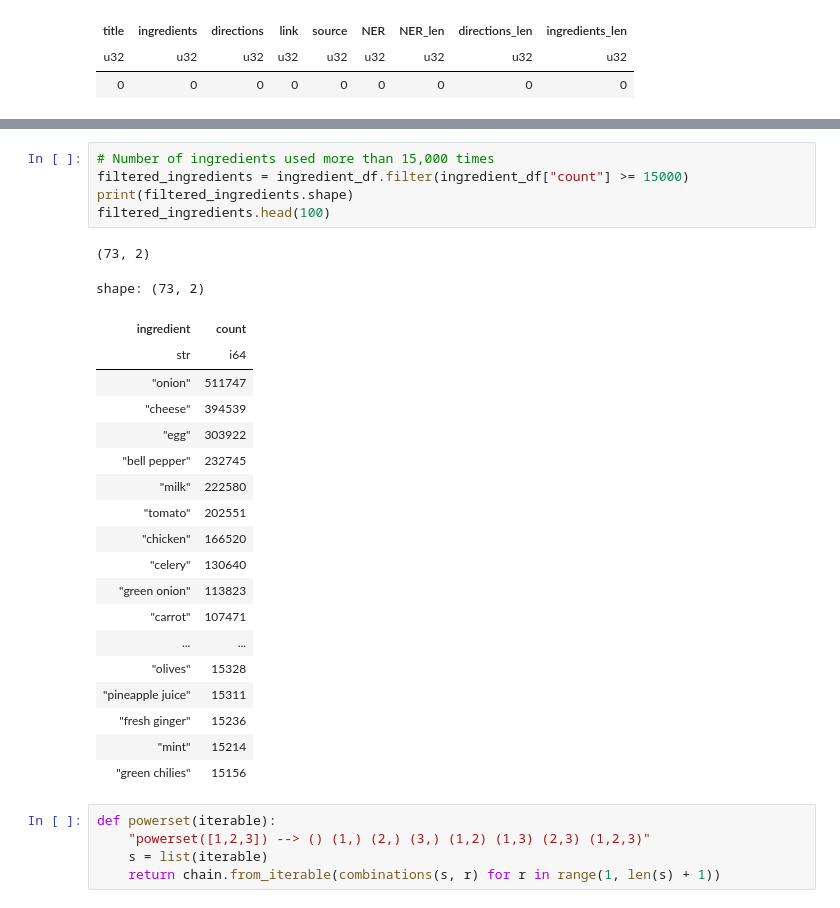
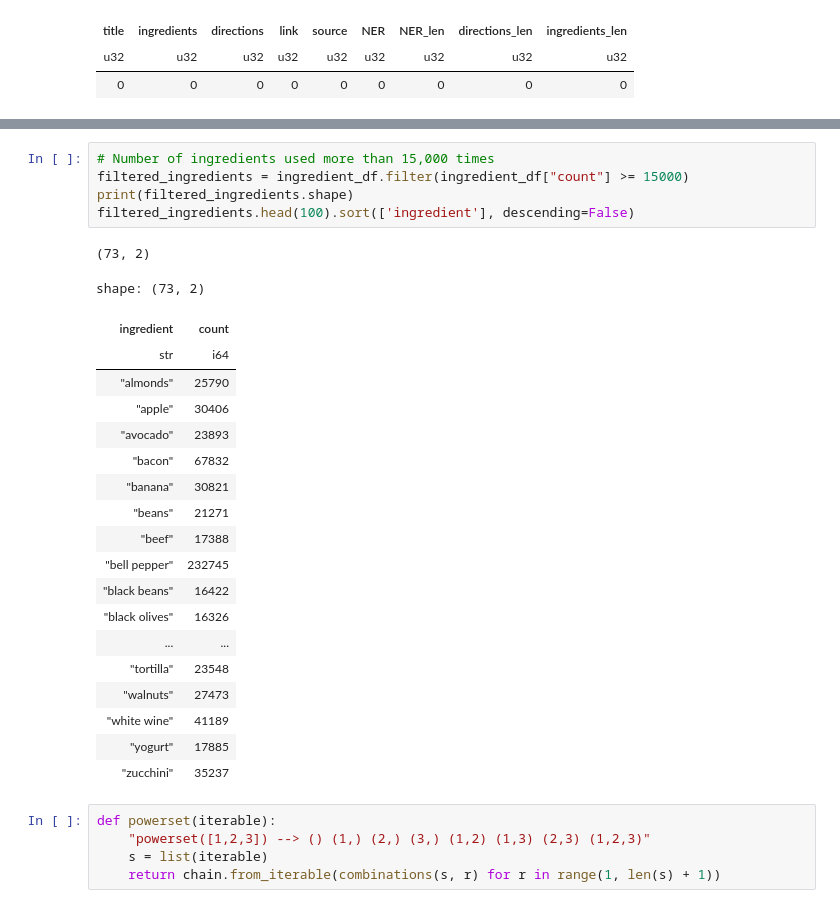
Before and after one commit to teddy661/gotmeals, a Jupyter notebook: EDA/RecipeNLG_ed_EDA.ipynb, the cells around one changed output, grey strips where cells are left out. Saved outputs shown, nothing was run; the diff lists cells and outputs as text.

```diff
--- a/EDA/RecipeNLG_ed_EDA.ipynb
+++ b/EDA/RecipeNLG_ed_EDA.ipynb
@@ -70,29 +70,29 @@ shape: (100, 2)
 # %%
 # Number of ingredients used more than 15,000 times
 filtered_ingredients = ingredient_df.filter(ingredient_df["count"] >= 15000)
 print(filtered_ingredients.shape)
-filtered_ingredients.head(100)
+filtered_ingredients.head(100).sort(['ingredient'], descending=False)
 # %% [output]
 (73, 2)
 shape: (73, 2)
 | ingredient | count |
 | str | i64 |
-| "onion" | 511747 |
-| "cheese" | 394539 |
-| "egg" | 303922 |
+| "almonds" | 25790 |
+| "apple" | 30406 |
+| "avocado" | 23893 |
+| "bacon" | 67832 |
+| "banana" | 30821 |
+| "beans" | 21271 |
+| "beef" | 17388 |
 | "bell pepper" | 232745 |
-| "milk" | 222580 |
-| "tomato" | 202551 |
-| "chicken" | 166520 |
-| "celery" | 130640 |
-| "green onion" | 113823 |
-| "carrot" | 107471 |
+| "black beans" | 16422 |
+| "black olives" | 16326 |
 | ... | ... |
-| "olives" | 15328 |
-| "pineapple juice" | 15311 |
-| "fresh ginger" | 15236 |
-| "mint" | 15214 |
-| "green chilies" | 15156 |
+| "tortilla" | 23548 |
+| "walnuts" | 27473 |
+| "white wine" | 41189 |
+| "yogurt" | 17885 |
+| "zucchini" | 35237 |
 # %%
 def powerset(iterable):
     "powerset([1,2,3]) --> () (1,) (2,) (3,) (1,2) (1,3) (2,3) (1,2,3)"
```
Also changed, not shown: parts of 1 cell of this notebook.
